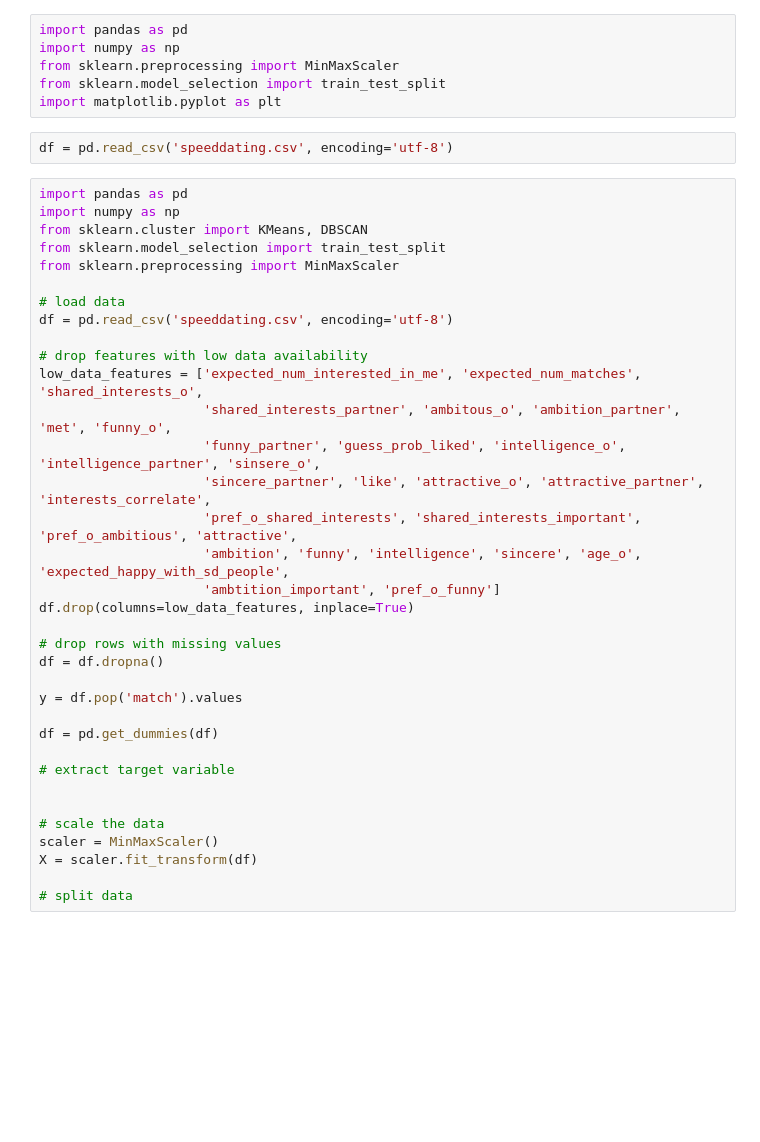
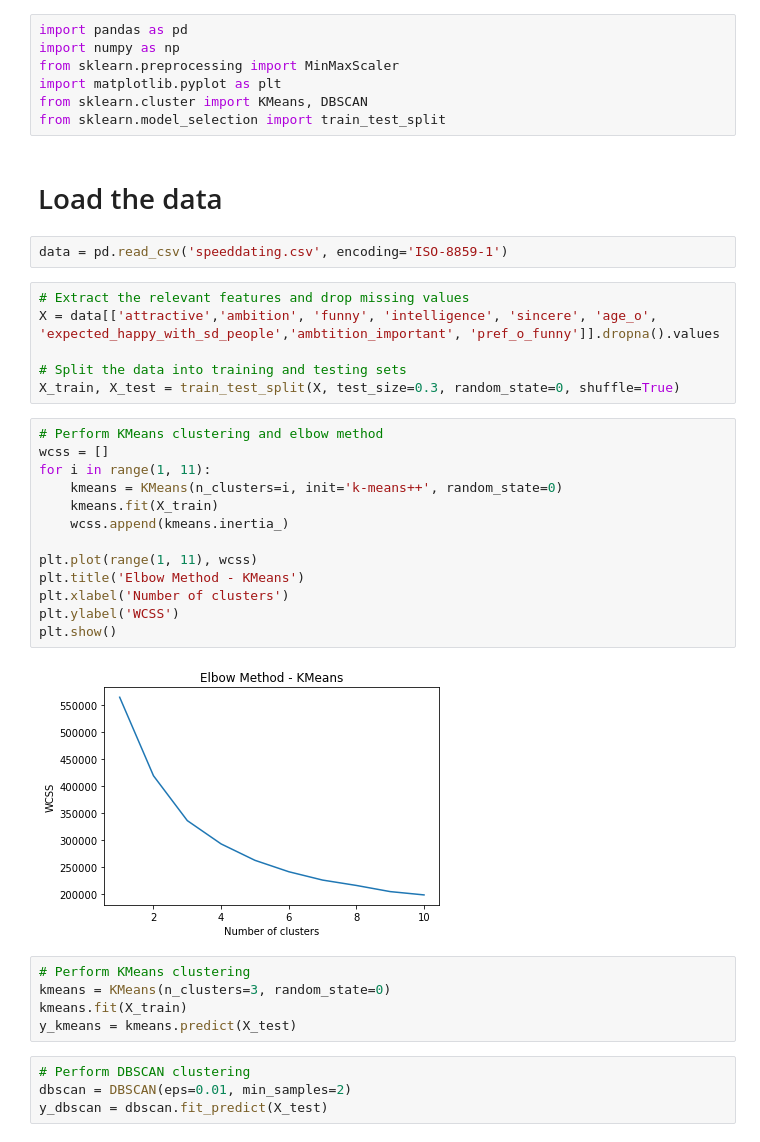
Before and after one commit to ManuelFelipeA/Clustering, a Jupyter notebook: speeddating_cluster.ipynb, the cells around one changed output. Saved outputs shown, nothing was run; the diff lists cells and outputs as text; blank space fills up the shorter version.

```diff
--- a/speeddating_cluster.ipynb
+++ b/speeddating_cluster.ipynb
@@ -2,43 +2,42 @@
 import pandas as pd
 import numpy as np
 from sklearn.preprocessing import MinMaxScaler
+import matplotlib.pyplot as plt
+from sklearn.cluster import KMeans, DBSCAN
 from sklearn.model_selection import train_test_split
-import matplotlib.pyplot as plt
+# %% [markdown]
+
+# Load the data
 # %%
-df = pd.read_csv('speeddating.csv', encoding='utf-8')
+data = pd.read_csv('speeddating.csv', encoding='ISO-8859-1')
-# %%
-import pandas as pd
-import numpy as np
-from sklearn.cluster import KMeans, DBSCAN
-from sklearn.model_selection import train_test_split
-from sklearn.preprocessing import MinMaxScaler
-
-# load data
-df = pd.read_csv('speeddating.csv', encoding='utf-8')
-
-# drop features with low data availability
-low_data_features = ['expected_num_interested_in_me', 'expected_num_matches', 'shared_interests_o',
-                     'shared_interests_partner', 'ambitous_o', 'ambition_partner', 'met', 'funny_o',
-                     'funny_partner', 'guess_prob_liked', 'intelligence_o', 'intelligence_partner', 'sinsere_o',
-                     'sincere_partner', 'like', 'attractive_o', 'attractive_partner', 'interests_correlate',
-                     'pref_o_shared_interests', 'shared_interests_important', 'pref_o_ambitious', 'attractive',
-                     'ambition', 'funny', 'intelligence', 'sincere', 'age_o', 'expected_happy_with_sd_people',
-                     'ambtition_important', 'pref_o_funny']
-df.drop(columns=low_data_features, inplace=True)
-
-# drop rows with missing values
-df = df.dropna()
-
-y = df.pop('match').values
-
-df = pd.get_dummies(df)
-
-# extract target variable
-
-
-# scale the data
-scaler = MinMaxScaler()
-X = scaler.fit_transform(df)
-
-# split data
+# %%
+# Extract the relevant features and drop missing values
+X = data[['attractive','ambition', 'funny', 'intelligence', 'sincere', 'age_o', 'expected_happy_with_sd_people','ambtition_important', 'pref_o_funny']].dropna().values
+
+# Split the data into training and testing sets
+X_train, X_test = train_test_split(X, test_size=0.3, random_state=0, shuffle=True)
+# %%
+# Perform KMeans clustering and elbow method
+wcss = []
+for i in range(1, 11):
+    kmeans = KMeans(n_clusters=i, init='k-means++', random_state=0)
+    kmeans.fit(X_train)
+    wcss.append(kmeans.inertia_)
+
+plt.plot(range(1, 11), wcss)
+plt.title('Elbow Method - KMeans')
+plt.xlabel('Number of clusters')
+plt.ylabel('WCSS')
+plt.show()
+# %% [output]
+[figure, added]
+# %%
+# Perform KMeans clustering
+kmeans = KMeans(n_clusters=3, random_state=0)
+kmeans.fit(X_train)
+y_kmeans = kmeans.predict(X_test)
+# %%
+# Perform DBSCAN clustering
+dbscan = DBSCAN(eps=0.01, min_samples=2)
+y_dbscan = dbscan.fit_predict(X_test)
 # %%
```
Also changed, not shown: parts of 1 cell of this notebook.
